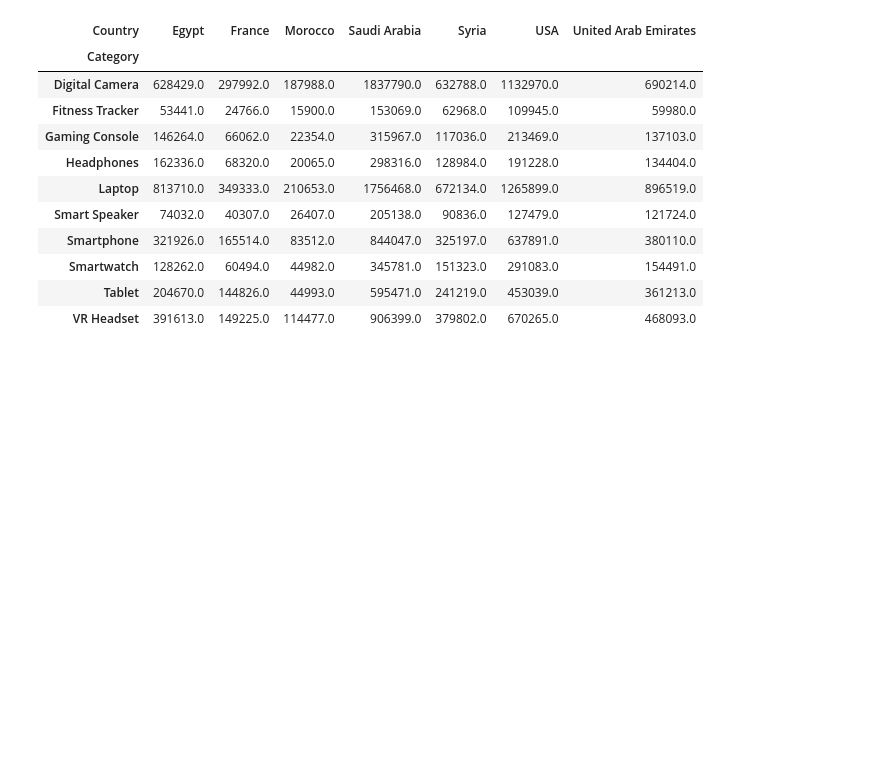
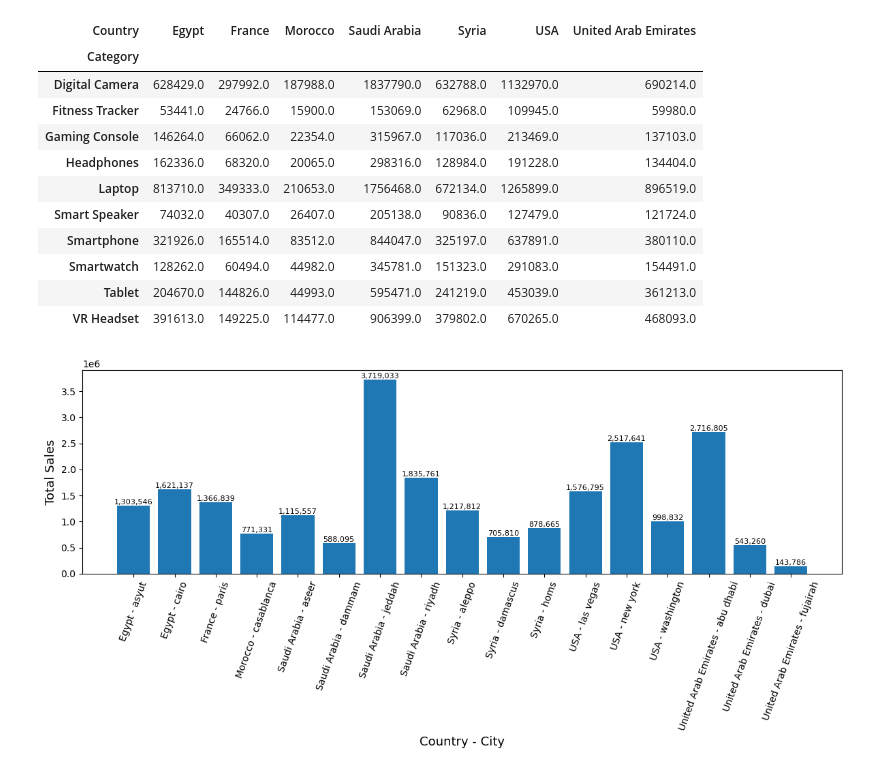
Before and after one commit to mohamedkhairy2576/Sales-analysis-using-pandas---matplotlib-, a Jupyter notebook: Sales analysis using (pandas - matplotlib).ipynb, the cells around one changed output. Cells and saved outputs as stored; diff of their text form; code cells hidden in the pictures; blank space fills up the shorter version.

```diff
--- a/Sales analysis using (pandas - matplotlib).ipynb
+++ b/Sales analysis using (pandas - matplotlib).ipynb
@@ -354,3 +354,22 @@ pvt_sales
 | Smartwatch | 128262.0 | 60494.0 | 44982.0 | 345781.0 | 151323.0 | 291083.0 | 154491.0 |
 | Tablet | 204670.0 | 144826.0 | 44993.0 | 595471.0 | 241219.0 | 453039.0 | 361213.0 |
 | VR Headset | 391613.0 | 149225.0 | 114477.0 | 906399.0 | 379802.0 | 670265.0 | 468093.0 |
+# %%
+sales_by_cities = df.groupby(['Country','City'])['Total Sales'].sum().sort_index(level = 'Country')
+sales_by_cities_df = sales_by_cities.reset_index()
+
+plt.figure(figsize=(12, 6))
+bars = plt.bar(sales_by_cities_df['Country'] + ' - ' + sales_by_cities_df['City'], sales_by_cities_df['Total Sales'])
+
+plt.xticks(rotation=70)
+
+plt.ylabel('Total Sales', fontsize=13)
+plt.xlabel('Country - City', fontsize=13)
+for bar in bars:
+    yval = bar.get_height()
+    plt.text(bar.get_x() + bar.get_width()/2, yval, f'{yval:,.0f}', ha='center', va='bottom', fontsize=8)
+
+plt.tight_layout()
+plt.show()
+# %% [output]
+[figure, added]
```
